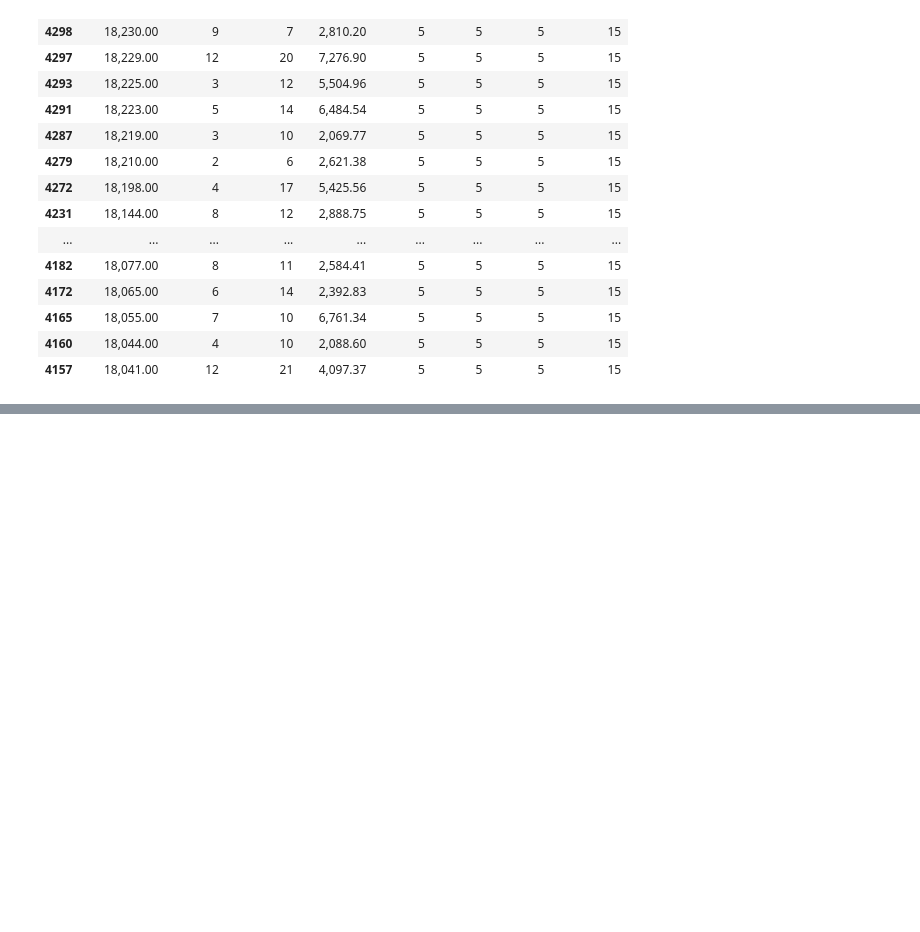
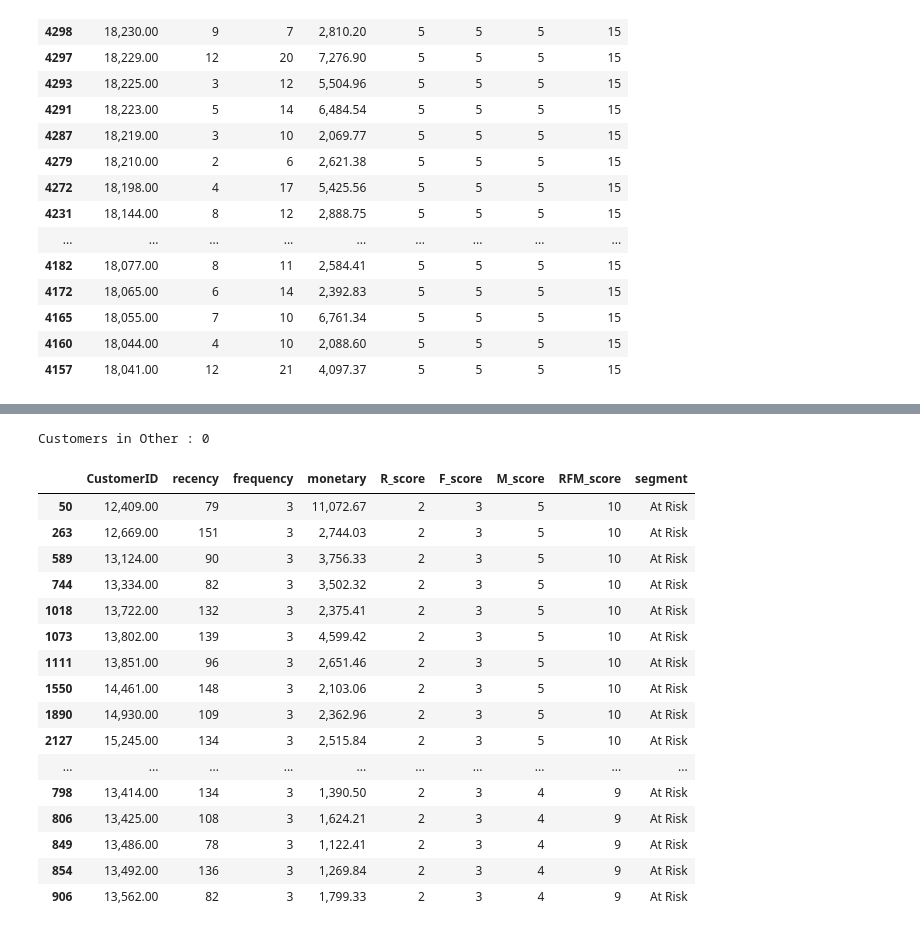
Before and after one commit to rukhulkirom/customer-segmentation-analysis, a Jupyter notebook: notebooks/04_rfm_analysis.ipynb, the cells around one changed output, grey strips where cells are left out. Saved outputs shown, nothing was run; the diff lists cells and outputs as text; code cells hidden in the pictures; blank space fills up the shorter version.

Commit message:
analysis: complete RFM segmentation and customer-level dataset

```diff
--- a/notebooks/04_rfm_analysis.ipynb
+++ b/notebooks/04_rfm_analysis.ipynb
@@ -453,0 +509,2 @@ rfm[
+# %%
+rfm['segment'] = rfm.apply(assign_segment, axis=1)
@@ -453,0 +535,42 @@ rfm[
+# %%
+print(
+    "Customers in Other :",
+    (rfm['segment'] == 'Other').sum()
+)
+# %% [output]
+Customers in Other : 0
+# %%
+rfm[
+    [
+        'CustomerID',
+        'recency',
+        'frequency',
+        'monetary',
+        'R_score',
+        'F_score',
+        'M_score',
+        'RFM_score',
+        'segment'
+    ]
+].sort_values(
+    ['segment', 'RFM_score'],
+    ascending=[True, False]
+).head(30)
+# %% [output]
+|  | CustomerID | recency | frequency | monetary | R_score | F_score | M_score | RFM_score | segment |
+| 50 | 12,409.00 | 79 | 3 | 11,072.67 | 2 | 3 | 5 | 10 | At Risk |
+| 263 | 12,669.00 | 151 | 3 | 2,744.03 | 2 | 3 | 5 | 10 | At Risk |
+| 589 | 13,124.00 | 90 | 3 | 3,756.33 | 2 | 3 | 5 | 10 | At Risk |
+| 744 | 13,334.00 | 82 | 3 | 3,502.32 | 2 | 3 | 5 | 10 | At Risk |
+| 1018 | 13,722.00 | 132 | 3 | 2,375.41 | 2 | 3 | 5 | 10 | At Risk |
+| 1073 | 13,802.00 | 139 | 3 | 4,599.42 | 2 | 3 | 5 | 10 | At Risk |
+| 1111 | 13,851.00 | 96 | 3 | 2,651.46 | 2 | 3 | 5 | 10 | At Risk |
+| 1550 | 14,461.00 | 148 | 3 | 2,103.06 | 2 | 3 | 5 | 10 | At Risk |
+| 1890 | 14,930.00 | 109 | 3 | 2,362.96 | 2 | 3 | 5 | 10 | At Risk |
+| 2127 | 15,245.00 | 134 | 3 | 2,515.84 | 2 | 3 | 5 | 10 | At Risk |
+| ... | ... | ... | ... | ... | ... | ... | ... | ... | ... |
+| 798 | 13,414.00 | 134 | 3 | 1,390.50 | 2 | 3 | 4 | 9 | At Risk |
+| 806 | 13,425.00 | 108 | 3 | 1,624.21 | 2 | 3 | 4 | 9 | At Risk |
+| 849 | 13,486.00 | 78 | 3 | 1,122.41 | 2 | 3 | 4 | 9 | At Risk |
+| 854 | 13,492.00 | 136 | 3 | 1,269.84 | 2 | 3 | 4 | 9 | At Risk |
+| 906 | 13,562.00 | 82 | 3 | 1,799.33 | 2 | 3 | 4 | 9 | At Risk |
```
Also changed, not shown: parts of 34 cells of this notebook.
